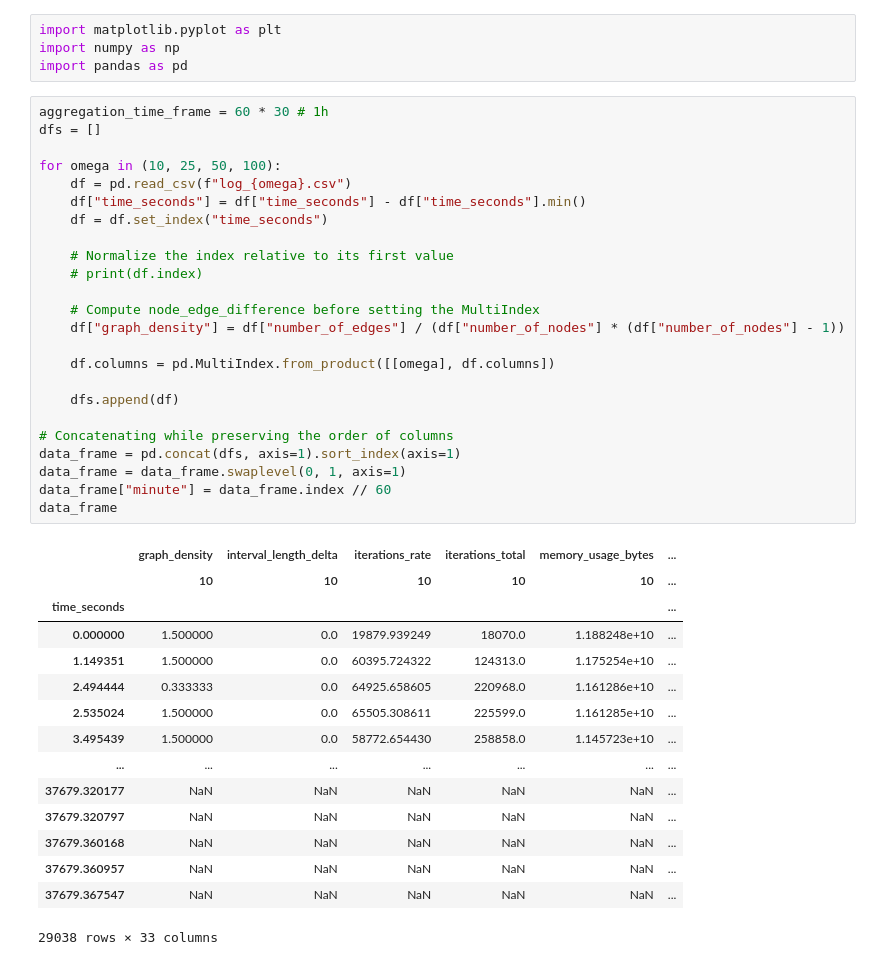
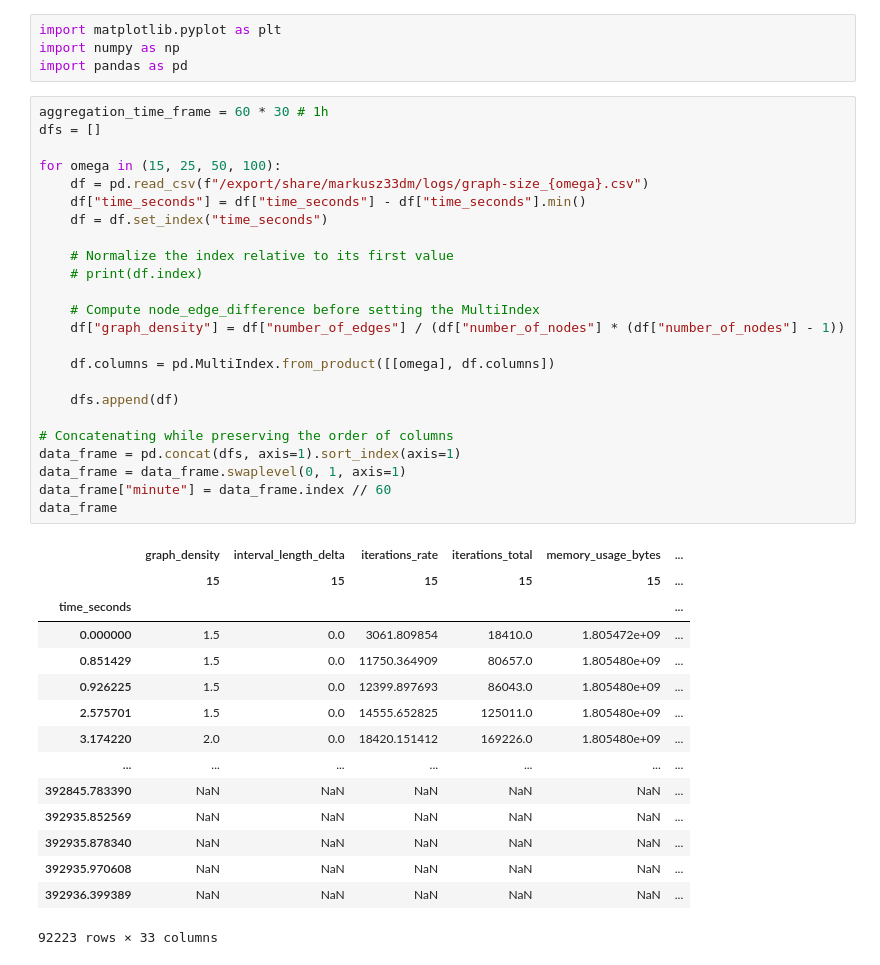
Before and after one commit to markzmbl/graph-analysis, a Jupyter notebook: main.ipynb, the cells around one changed output. Saved outputs shown, nothing was run; the diff lists cells and outputs as text.

```diff
--- a/main.ipynb
+++ b/main.ipynb
@@ -5,40 +5,40 @@ import pandas as pd
 # %%
 aggregation_time_frame = 60 * 30 # 1h
 dfs = []
 
-for omega in (10, 25, 50, 100):
-    df = pd.read_csv(f"log_{omega}.csv")
+for omega in (15, 25, 50, 100):
+    df = pd.read_csv(f"/export/share/markusz33dm/logs/graph-size_{omega}.csv")
     df["time_seconds"] = df["time_seconds"] - df["time_seconds"].min()
     df = df.set_index("time_seconds")
 
     # Normalize the index relative to its first value
     # print(df.index)
 
     # Compute node_edge_difference before setting the MultiIndex
     df["graph_density"] = df["number_of_edges"] / (df["number_of_nodes"] * (df["number_of_nodes"] - 1))
 
     df.columns = pd.MultiIndex.from_product([[omega], df.columns])
 
     dfs.append(df)
 
 # Concatenating while preserving the order of columns
 data_frame = pd.concat(dfs, axis=1).sort_index(axis=1)
 data_frame = data_frame.swaplevel(0, 1, axis=1)
 data_frame["minute"] = data_frame.index // 60
 data_frame
 # %% [output]
 |  | graph_density | interval_length_delta | iterations_rate | iterations_total | memory_usage_bytes | ... |
-|  | 10 | 10 | 10 | 10 | 10 | ... |
+|  | 15 | 15 | 15 | 15 | 15 | ... |
 | time_seconds |  |  |  |  |  | ... |
-| 0.000000 | 1.500000 | 0.0 | 19879.939249 | 18070.0 | 1.188248e+10 | ... |
-| 1.149351 | 1.500000 | 0.0 | 60395.724322 | 124313.0 | 1.175254e+10 | ... |
-| 2.494444 | 0.333333 | 0.0 | 64925.658605 | 220968.0 | 1.161286e+10 | ... |
-| 2.535024 | 1.500000 | 0.0 | 65505.308611 | 225599.0 | 1.161285e+10 | ... |
-| 3.495439 | 1.500000 | 0.0 | 58772.654430 | 258858.0 | 1.145723e+10 | ... |
+| 0.000000 | 1.5 | 0.0 | 3061.809854 | 18410.0 | 1.805472e+09 | ... |
+| 0.851429 | 1.5 | 0.0 | 11750.364909 | 80657.0 | 1.805480e+09 | ... |
+| 0.926225 | 1.5 | 0.0 | 12399.897693 | 86043.0 | 1.805480e+09 | ... |
+| 2.575701 | 1.5 | 0.0 | 14555.652825 | 125011.0 | 1.805480e+09 | ... |
+| 3.174220 | 2.0 | 0.0 | 18420.151412 | 169226.0 | 1.805480e+09 | ... |
 | ... | ... | ... | ... | ... | ... | ... |
-| 37679.320177 | NaN | NaN | NaN | NaN | NaN | ... |
-| 37679.320797 | NaN | NaN | NaN | NaN | NaN | ... |
-| 37679.360168 | NaN | NaN | NaN | NaN | NaN | ... |
-| 37679.360957 | NaN | NaN | NaN | NaN | NaN | ... |
-| 37679.367547 | NaN | NaN | NaN | NaN | NaN | ... |
+| 392845.783390 | NaN | NaN | NaN | NaN | NaN | ... |
+| 392935.852569 | NaN | NaN | NaN | NaN | NaN | ... |
+| 392935.878340 | NaN | NaN | NaN | NaN | NaN | ... |
+| 392935.970608 | NaN | NaN | NaN | NaN | NaN | ... |
+| 392936.399389 | NaN | NaN | NaN | NaN | NaN | ... |
-29038 rows × 33 columns
+92223 rows × 33 columns
```
Also changed, not shown: parts of 6 cells of this notebook, 1 other file.
